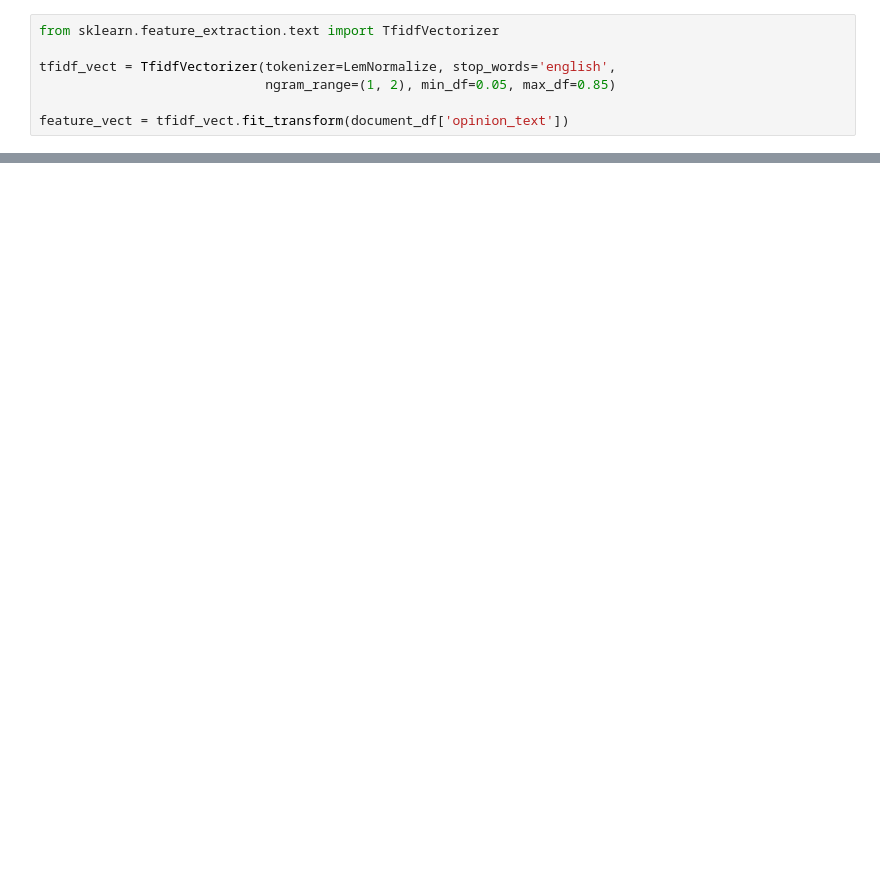
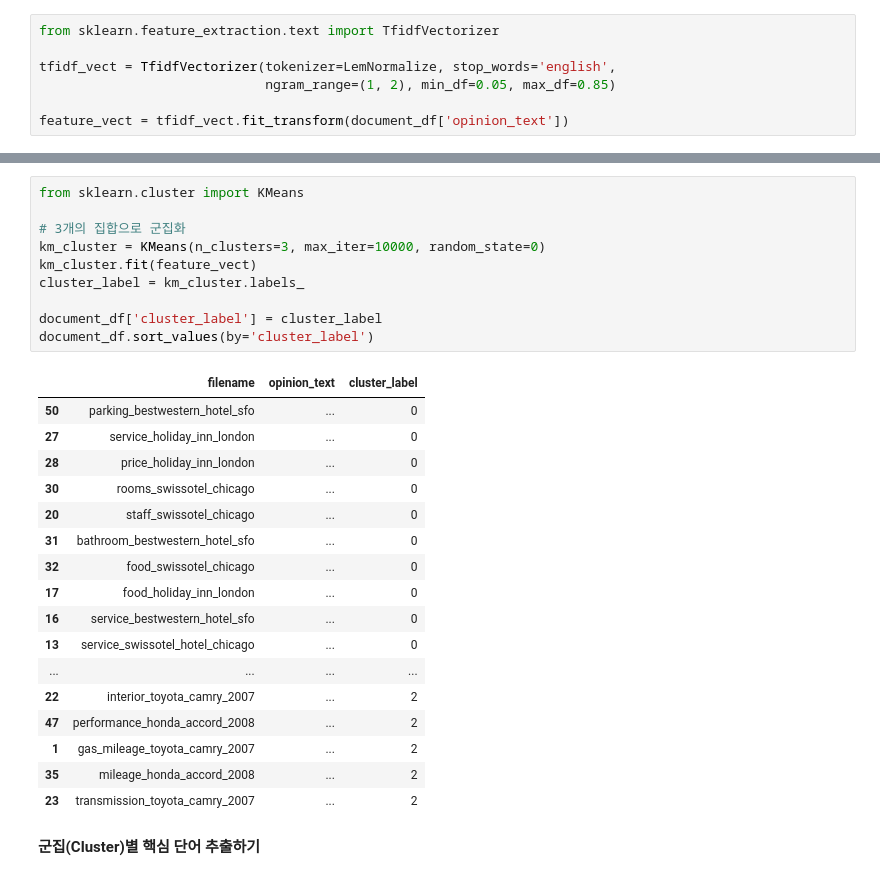
Before and after one commit to SongBeom00/ML, a Jupyter notebook: perfect_guide/8장/8.7 문서 군집화 소개와 실습(Opinion Review 데이터 세트).ipynb, the cells around one changed output, grey strips where cells are left out. Drawn from its saved outputs; the diff is of its cells as text; blank space fills up the shorter version.

```diff
--- a/perfect_guide/8장/8.7 문서 군집화 소개와 실습(Opinion Review 데이터 세트).ipynb
+++ b/perfect_guide/8장/8.7 문서 군집화 소개와 실습(Opinion Review 데이터 세트).ipynb
@@ -58,0 +164,30 @@ feature_vect.shape
+# %%
+from sklearn.cluster import KMeans
+
+# 3개의 집합으로 군집화
+km_cluster = KMeans(n_clusters=3, max_iter=10000, random_state=0)
+km_cluster.fit(feature_vect)
+cluster_label = km_cluster.labels_
+
+document_df['cluster_label'] = cluster_label
+document_df.sort_values(by='cluster_label')
+# %% [output]
+|  | filename | opinion_text | cluster_label |
+| 50 | parking_bestwestern_hotel_sfo | ... | 0 |
+| 27 | service_holiday_inn_london | ... | 0 |
+| 28 | price_holiday_inn_london | ... | 0 |
+| 30 | rooms_swissotel_chicago | ... | 0 |
+| 20 | staff_swissotel_chicago | ... | 0 |
+| 31 | bathroom_bestwestern_hotel_sfo | ... | 0 |
+| 32 | food_swissotel_chicago | ... | 0 |
+| 17 | food_holiday_inn_london | ... | 0 |
+| 16 | service_bestwestern_hotel_sfo | ... | 0 |
+| 13 | service_swissotel_hotel_chicago | ... | 0 |
+| ... | ... | ... | ... |
+| 22 | interior_toyota_camry_2007 | ... | 2 |
+| 47 | performance_honda_accord_2008 | ... | 2 |
+| 1 | gas_mileage_toyota_camry_2007 | ... | 2 |
+| 35 | mileage_honda_accord_2008 | ... | 2 |
+| 23 | transmission_toyota_camry_2007 | ... | 2 |
+# %% [markdown]
+**군집(Cluster)별 핵심 단어 추출하기**
```
Also changed, not shown: parts of 17 cells of this notebook, 1 other file.
